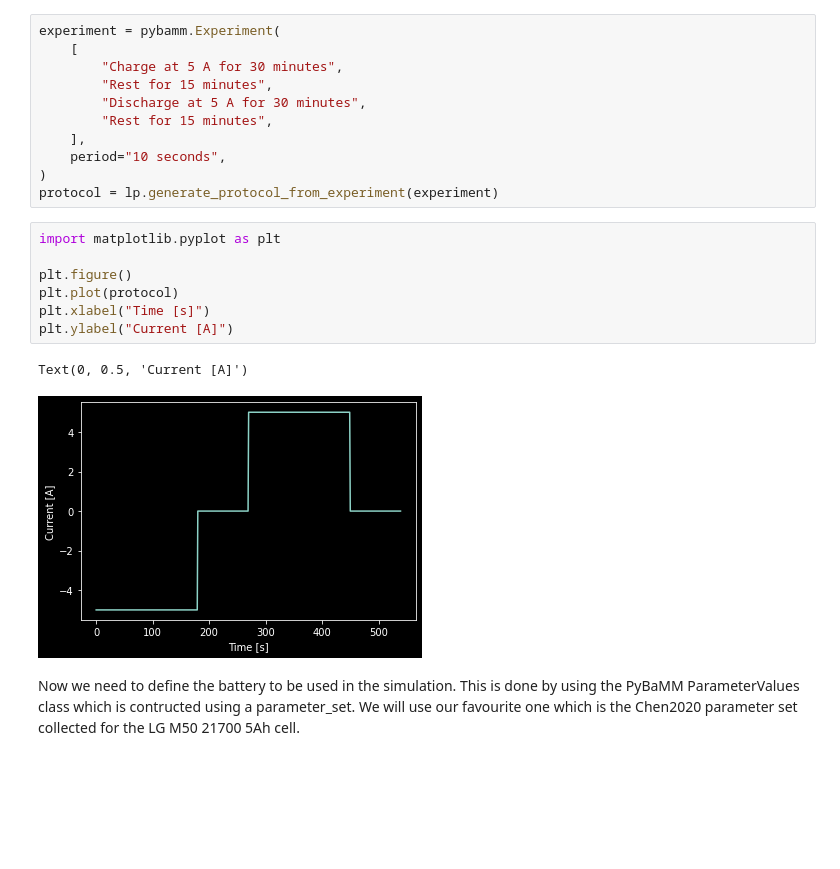
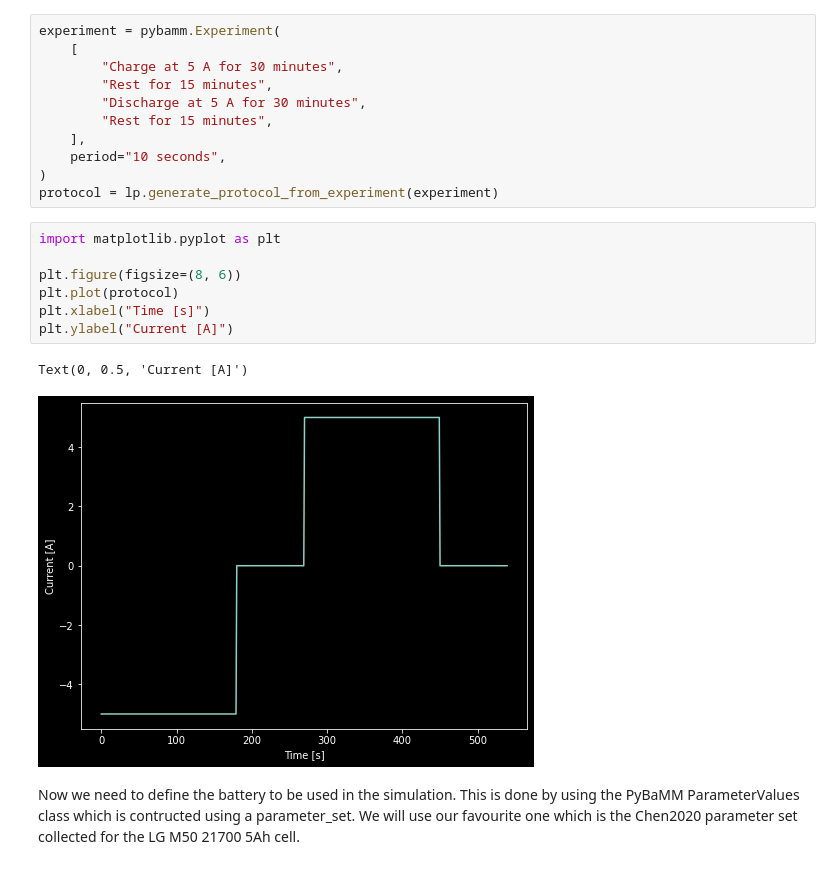
Before and after one commit to pybamm-team/liionpack, a Jupyter notebook: docs/examples/01 Getting Started.ipynb, the cells around one changed output. Saved outputs shown, nothing was run; the diff lists cells and outputs as text; blank space fills up the shorter version.

```diff
--- a/docs/examples/01 Getting Started.ipynb
+++ b/docs/examples/01 Getting Started.ipynb
@@ -71,13 +71,13 @@ protocol = lp.generate_protocol_from_experiment(experiment)
 # %%
 import matplotlib.pyplot as plt
 
-plt.figure()
+plt.figure(figsize=(8, 6))
 plt.plot(protocol)
 plt.xlabel("Time [s]")
 plt.ylabel("Current [A]")
 # %% [output]
 Text(0, 0.5, 'Current [A]')
-[figure, old version]
+[figure, new version]
 # %% [markdown]
 Now we need to define the battery to be used in the simulation. This is done by using the PyBaMM ParameterValues class which is contructed using a parameter_set. We will use our favourite one which is the Chen2020 parameter set collected for the LG M50 21700 5Ah cell.
 # %%
```
Also changed, not shown: parts of 4 cells of this notebook, 7 other files.
